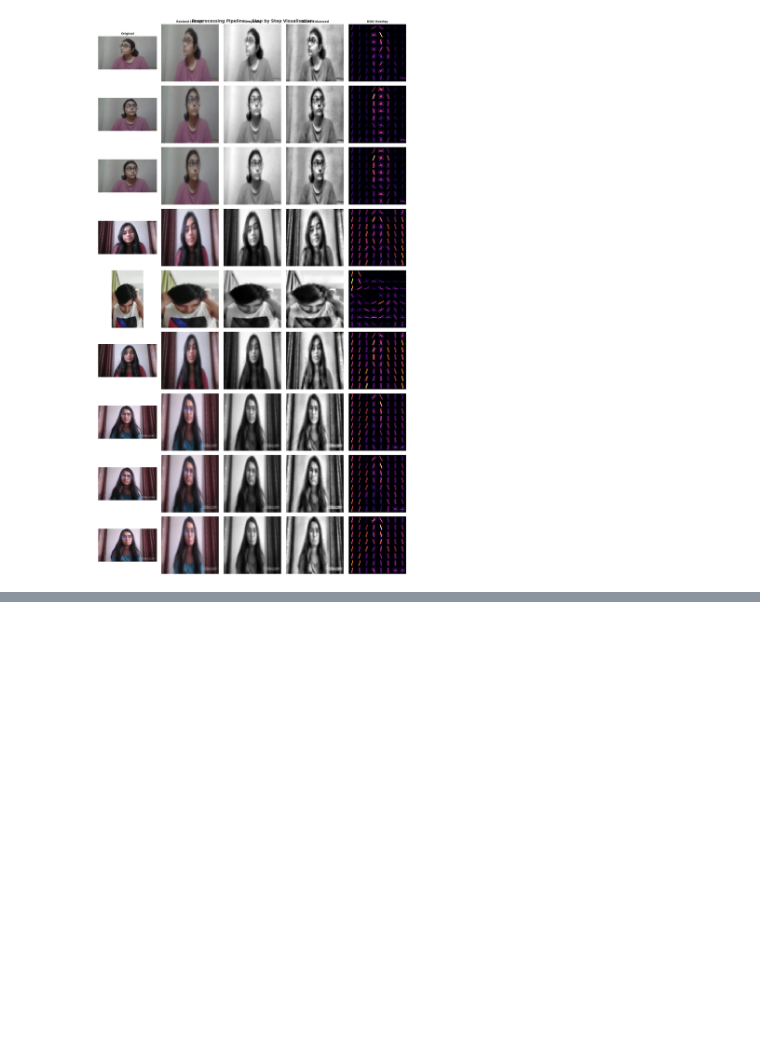
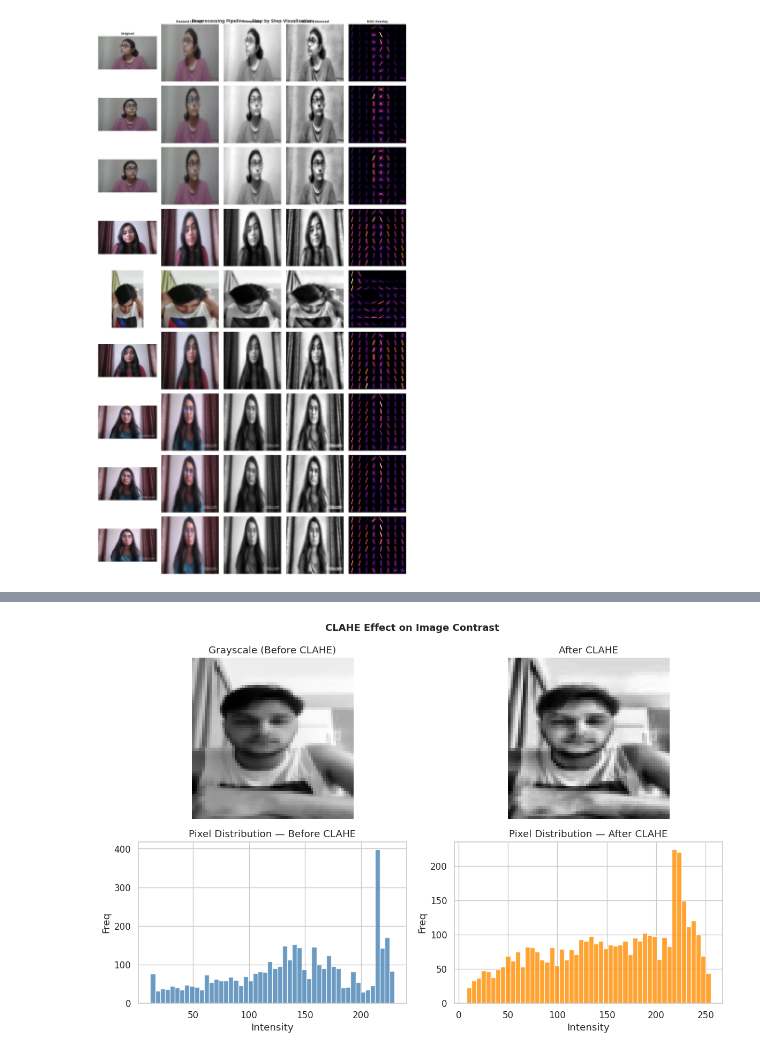
Before and after one commit to YasiniK/multimodal-student-cognitive-load-and-engagement-detection, a Jupyter notebook: Student_Engagement/se_eda_preprocessing.ipynb, the cells around one changed output, grey strips where cells are left out. Saved outputs shown, nothing was run; the diff lists cells and outputs as text; code cells hidden in the pictures; blank space fills up the shorter version.

Commit message:
CLAHE Effect on a Single Image

```diff
--- a/Student_Engagement/se_eda_preprocessing.ipynb
+++ b/Student_Engagement/se_eda_preprocessing.ipynb
@@ -959,0 +964,35 @@ plt.show()
+# %%
+sample_path = df[df['engagement'] == 'low'].iloc[0]['path']
+img_raw  = io.imread(sample_path)
+if img_raw.ndim == 3:
+    img_raw = img_raw[..., :3]
+img_r    = transform.resize(img_raw, IMG_SIZE, anti_aliasing=True, preserve_range=True).astype(np.uint8)
+# Convert the resized image to grayscale first, then apply CLAHE
+gray_raw = cv2.cvtColor(img_r, cv2.COLOR_RGB2GRAY)
+clahe    = cv2.createCLAHE(clipLimit=2.0, tileGridSize=(8, 8))
+# CLAHE enhances local contrast in dark/bright regions independently
+gray_cl  = clahe.apply(gray_raw)
+
+# Top row: image before and after CLAHE; Bottom row: pixel intensity histogram
+fig, axes = plt.subplots(2, 2, figsize=(12, 8))
+
+axes[0, 0].imshow(gray_raw, cmap='gray'); axes[0, 0].set_title('Grayscale (Before CLAHE)')
+axes[0, 1].imshow(gray_cl,  cmap='gray'); axes[0, 1].set_title('After CLAHE')
+
+axes[1, 0].hist(gray_raw.flatten(), bins=50, color='steelblue', alpha=0.8, edgecolor='white')
+axes[1, 0].set_title('Pixel Distribution — Before CLAHE')
+axes[1, 0].set_xlabel('Intensity'); axes[1, 0].set_ylabel('Freq')
+
+axes[1, 1].hist(gray_cl.flatten(),  bins=50, color='darkorange', alpha=0.8, edgecolor='white')
+axes[1, 1].set_title('Pixel Distribution — After CLAHE')
+axes[1, 1].set_xlabel('Intensity'); axes[1, 1].set_ylabel('Freq')
+
+for ax in axes.flatten():
+    ax.axis('off') if ax in axes[:, :2].flatten()[:2] else None
+
+plt.suptitle('CLAHE Effect on Image Contrast', fontsize=13, fontweight='bold')
+plt.tight_layout()
+plt.savefig(OUTPUT_DIR / 'preprocessing_clahe_effect.png', dpi=150, bbox_inches='tight')
+plt.show()
+# %% [output]
+[figure, added]
```
Also changed, not shown: parts of 1 cell of this notebook.
